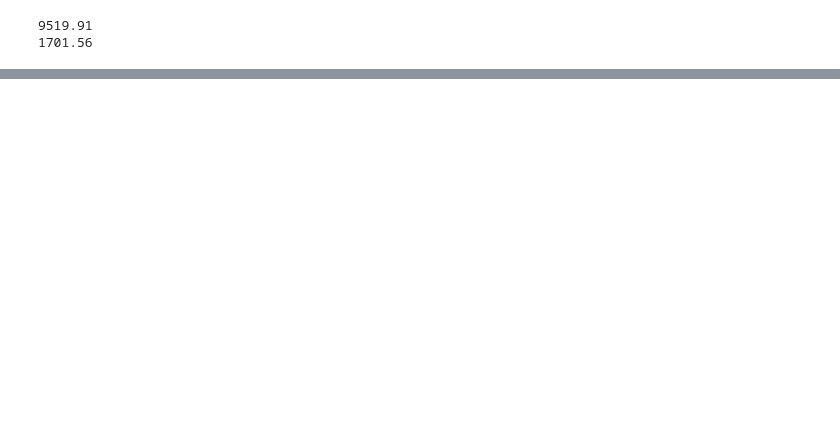
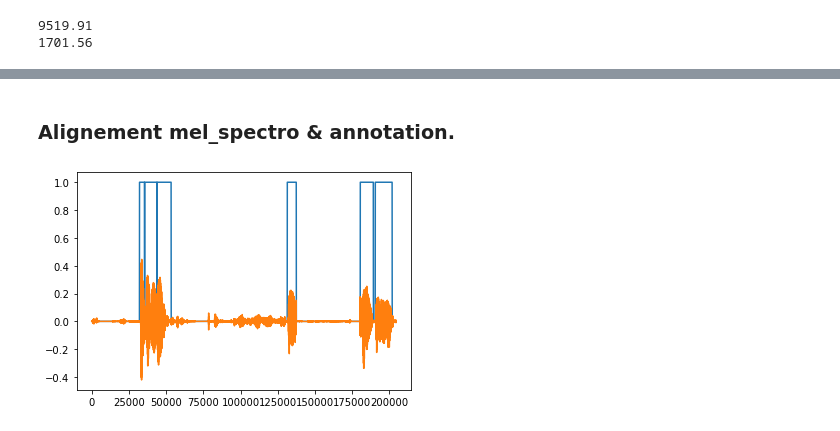
Before and after one commit to virgile-blg/VAD, a Jupyter notebook: notebooks/data_processing.ipynb, the cells around one changed output, grey strips where cells are left out. Saved outputs shown, nothing was run; the diff lists cells and outputs as text; code cells hidden in the pictures; blank space fills up the shorter version.

```diff
--- a/notebooks/data_processing.ipynb
+++ b/notebooks/data_processing.ipynb
@@ -148,0 +123,3 @@ speech_df.iloc[39645].audio_id
+# %%
+df = get_df_from_json("/home/virgile/data/vad_data/19-198-0003.json")
+df.head()
@@ -148,0 +159,5 @@ speech_df.iloc[39645].audio_id
+# %%
+for t in tqdm(tracklist):
+    signal, df = add_noise_to_track(t)
+    sf.write('/home/virgile/data/vad_data_augmented/{}'.format(os.path.basename(t)), signal, samplerate=16000)
+    df.to_csv('/home/virgile/data/vad_data_augmented/{}'.format(os.path.basename(t).replace('.wav', '.csv')), index=False)
@@ -148,0 +184,17 @@ speech_df.iloc[39645].audio_id
+# %%
+def get_gt_plot_waveform(signal, df):
+    gt_plot = np.zeros_like(signal)
+
+    cur_sample = int(df.iloc[0].start_time * 16000)
+    for i in df.index:
+        utt_len = int(df.iloc[i].utt_time * 16000)
+
+        gt_plot[cur_sample:cur_sample+utt_len] = df.iloc[i].speech
+        cur_sample += utt_len
+
+    plt.plot(gt_plot)
+    plt.plot(signal)
+# %%
+tracklist = glob('/home/virgile/data/vad_data_augmented/*.wav')
+# %% [markdown]
+### Alignement mel_spectro & annotation.
@@ -148,0 +207,7 @@ speech_df.iloc[39645].audio_id
+# %%
+t = random.choice(tracklist)
+signal, sr = librosa.load(t, sr=16000)
+df = pd.read_csv(t.replace('.wav', '.csv'))
+get_gt_plot_waveform(signal, df)
+# %% [output]
+[figure, added]
```
Also changed, not shown: parts of 31 cells of this notebook, 8 other files.
